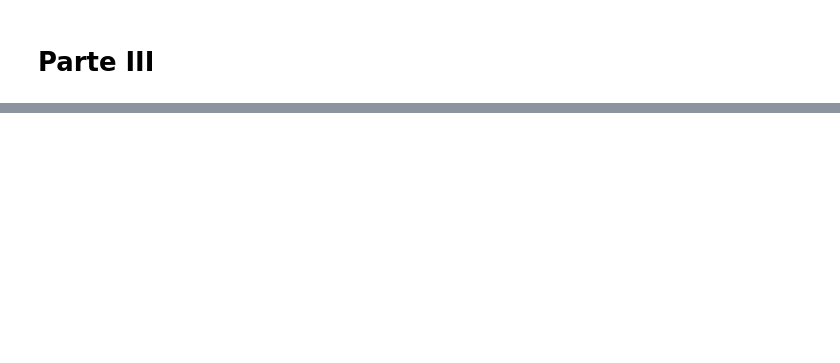
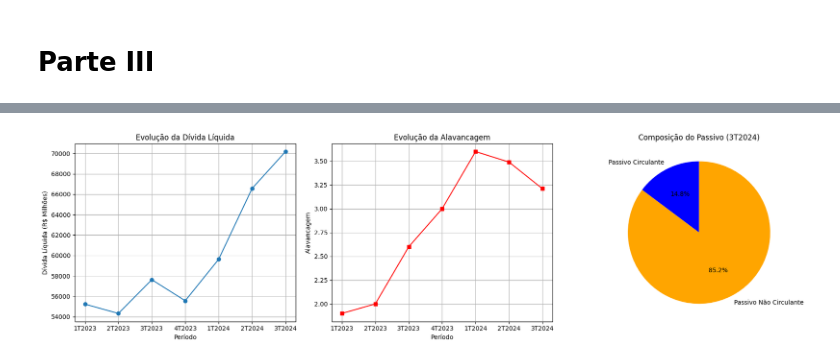
Before and after one commit to Osstrinha/Financial-Projects, a Jupyter notebook: Case_Kinea/Case_Kinea_Augusto_Paulo_Schmidt.ipynb, the cells around one changed output, grey strips where cells are left out. Cells and saved outputs as stored; diff of their text form; code cells hidden in the pictures; blank space fills up the shorter version.

Commit message:
Updating with the final version of the project
Section 3 complete!

```diff
--- a/Case_Kinea/Case_Kinea_Augusto_Paulo_Schmidt.ipynb
+++ b/Case_Kinea/Case_Kinea_Augusto_Paulo_Schmidt.ipynb
@@ -377,0 +419,17 @@ Período 8: Fluxo = 1091.39, Valor Presente = 1048.81
+# %%
+import pandas as pd
+
+df = pd.DataFrame() # Só para resetar
+
+def load_financial_data(file_path): # Carrega os dados financeiros de um arquivo TSV
+    df = pd.read_csv(file_path, delimiter='\t', decimal=',', thousands = '.')
+    df[df.columns[1:]] = df[df.columns[1:]].apply(pd.to_numeric, errors='coerce')
+    return df
+
+# Caminho do arquivo
+file_path = "https://raw.githubusercontent.com/Osstrinha/Financial-Projects/main/Case_Kinea/Dados_Suzano.tsv" # Valores absolutos com unidade em R$ milhão
+
+# Carregar dados financeiros
+df = load_financial_data(file_path)
+
+print(df) # Verificar os dados, pode ser substituido por print(df.head()) para maiores períodos
@@ -377,0 +556,38 @@ Período 8: Fluxo = 1091.39, Valor Presente = 1048.81
+# %%
+# Alguns gráfico que podem ser úteis para visualizar a evolução e composição de alguns parâmetros.
+
+import matplotlib.pyplot as plt
+
+# Criar a figura e os subplots (1 linha, 3 colunas)
+fig, axes = plt.subplots(1, 3, figsize=(18, 5))
+
+# Gráfico 1: Progressão da Dívida
+axes[0].plot(df['PERÍODO'], df['DÍVIDA LÍQUIDA'], marker='o', linestyle='-')
+axes[0].set_xlabel('Período')
+axes[0].set_ylabel('Dívida Líquida (R$ Milhões)')
+axes[0].set_title('Evolução da Dívida Líquida')
+axes[0].grid()
+
+# Gráfico 2: Evolução da Alavancagem
+axes[1].plot(df['PERÍODO'], df['ALAVANCAGEM'], marker='s', linestyle='-', color='red')
+axes[1].set_xlabel('Período')
+axes[1].set_ylabel('Alavancagem')
+axes[1].set_title('Evolução da Alavancagem')
+axes[1].grid()
+
+# Gráfico 3: Composição do Passivo (Pizza)
+ultimo_periodo = df.iloc[-1]  # Último período disponível
+passivo_nao_circulante = ultimo_periodo['ATIVO TOTAL'] - ultimo_periodo['PATRIMÔNIO LÍQUIDO'] - ultimo_periodo['PASSIVO CIRCULANTE']
+
+labels = ['Passivo Circulante', 'Passivo Não Circulante']
+sizes = [ultimo_periodo['PASSIVO CIRCULANTE'], passivo_nao_circulante]
+colors = ['blue', 'orange']
+
+axes[2].pie(sizes, labels=labels, autopct='%1.1f%%', colors=colors, startangle=90)
+axes[2].set_title(f'Composição do Passivo ({ultimo_periodo["PERÍODO"]})')
+
+# Ajustar layout para evitar sobreposição
+plt.tight_layout()
+plt.show()
+# %% [output]
+[figure, added]
```
Also changed, not shown: parts of 10 cells of this notebook.
